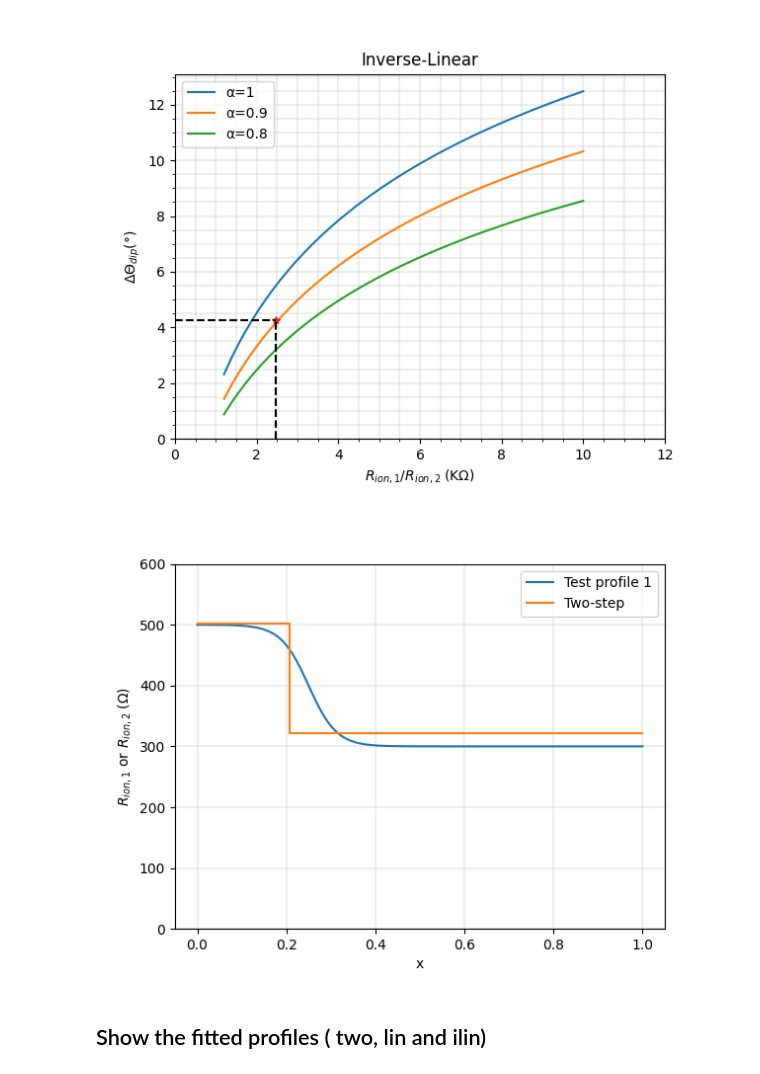
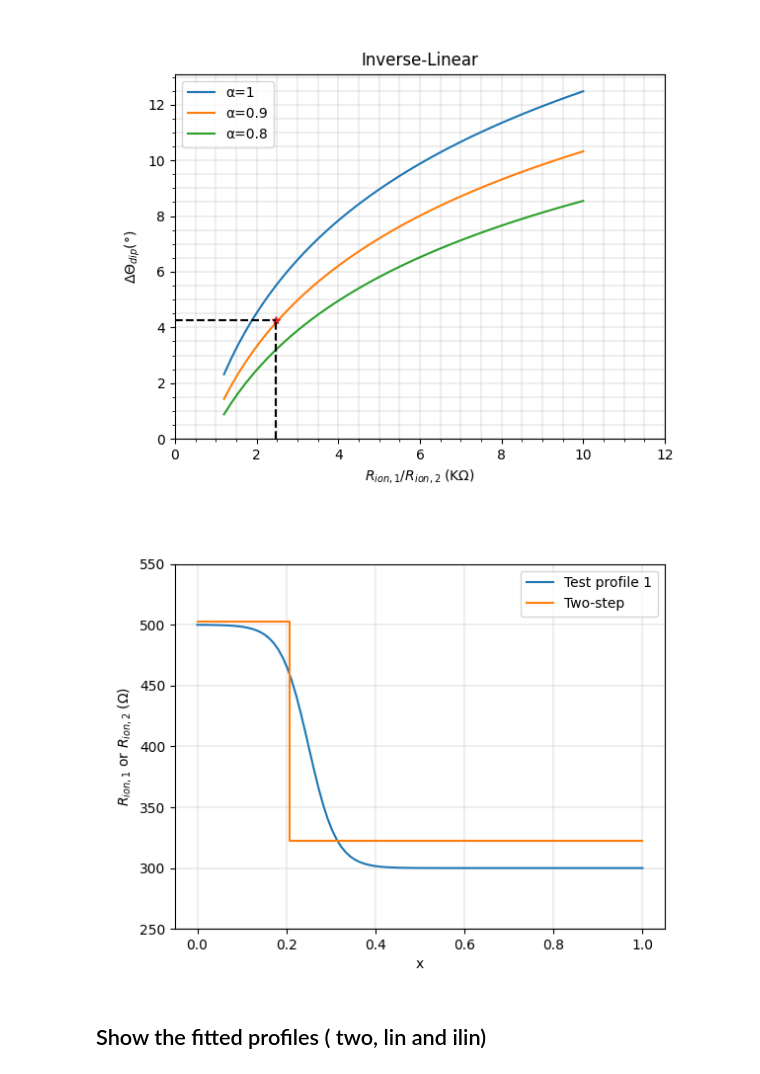
Before and after one commit to Yugal0/fitting-gen-arbitrary-eis, a Jupyter notebook: main_prof_1.ipynb, the cells around one changed output. Saved outputs shown, nothing was run; the diff lists cells and outputs as text; code cells hidden in the pictures.

```diff
--- a/main_prof_1.ipynb
+++ b/main_prof_1.ipynb
@@ -196,37 +196,42 @@ fig1, axx= plt.subplots()
 x=np.linspace(0,1,100)
 a=4
 b=4
 def R(x):
     return 100*(a*np.tanh(b**2-a*x)+np.tanh(a-b**2*x))
 #plot the arbitray profile
 axx.plot(x,R(x),label="Test profile 1")
+# axx.plot(x,R(x))
 #plot the fitted profiles
 axx.plot([0,delta,delta,1],[R1_two,R1_two,R2_two,R2_two],label="Two-step")
 # axx.set_title("Test profile 1")
 # axx.set_title("Inverse-Linear resistance profile")
 # axx.set_title("Linear resistance profile")
 # axx.plot([0,1],[R1_lin,R2_lin],label="Linear")
 
 def R_ilin(x):
     return 1/(1/R1_ilin+(1/R2_ilin-1/R1_ilin)*x)
 # axx.plot(x,R_ilin(x),label="Inverse-Linear")
 
 # axx.set_xlim(0,)
-axx.set_ylim(0,600)
+axx.set_ylim(250,550)
 
 axx.set_xlabel("x")
+# axx.set_title("Fitted Elementary Profiles")
 axx.set_ylabel("$R_{ion,1}$ or $R_{ion,2}\;$($\Omega$)")
 axx.legend()
 axx.grid(linewidth=0.3)
+# axx.set_title("Fittde")
 # fig1.savefig("fitted_prof1.png",dpi=500)
-fig1.savefig("fitted_two_prof1.png",dpi=500)
+fig1.savefig("figs/fitted_two_prof1.png",dpi=500)
+# fig1.savefig("figs/fitted_all_prof1.png",dpi=500)
 # fig1.savefig("two-step.png",dpi=500)
 # fig1.savefig("two-step.png",dpi=500)
 # fig1.savefig("Linear.png",dpi=500)
 # fig1.savefig("Inverse-Linear.png",dpi=500)
-# fig1.savefig("Test prof 1",dpi=500)
+# fig1.savefig("figs/Test prof 1",dpi=500)
+# fig1.savefig("figs/Test prof 1",dpi=500)
 # %% [output]
-[figure, old version]
+[figure, new version]
 # %% [markdown]
 ## Show the fitted profiles ( two, lin and ilin)
 # %%
```
Also changed, not shown: parts of 2 cells of this notebook, 26 other files.
